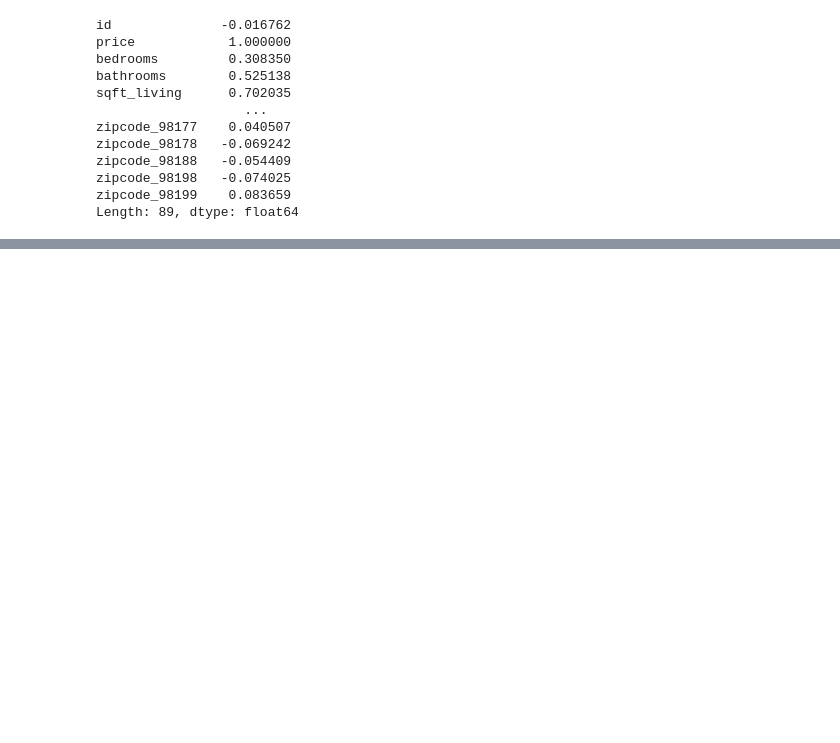
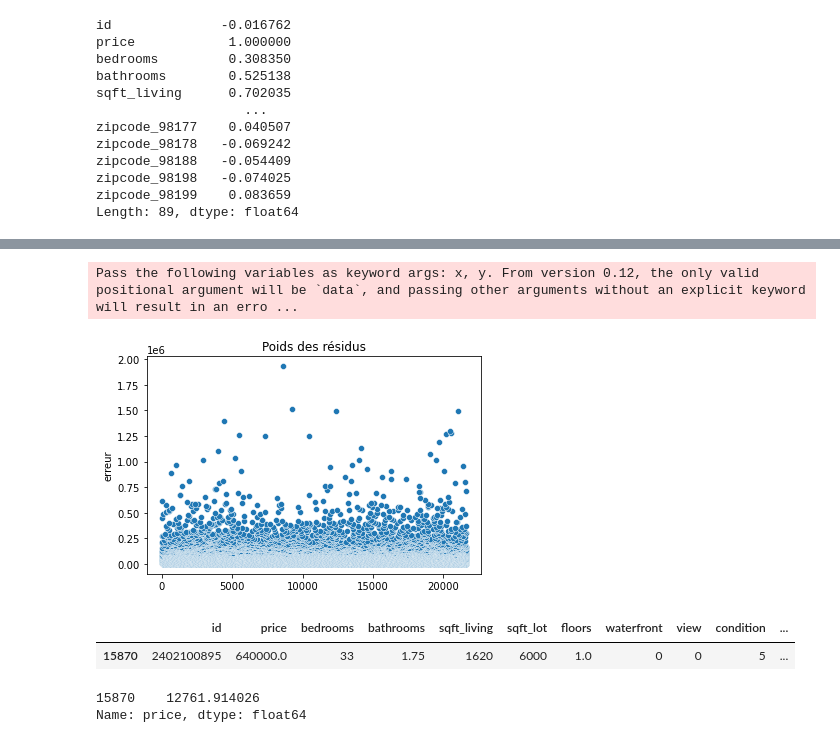
Before and after one commit to jeremy-vangansberg/demo_linear_reg, a Jupyter notebook: demo_kc.ipynb, the cells around one changed output, grey strips where cells are left out. Drawn from its saved outputs; the diff is of its cells as text; code cells hidden in the pictures; blank space fills up the shorter version.

```diff
--- a/demo_kc.ipynb
+++ b/demo_kc.ipynb
@@ -150,3 +146,5 @@ my_pipe = make_pipeline(preprocessing, LinearRegression())
+# %%
+my_pipe_lasso = make_pipeline(preprocessing, Lasso())
 # %%
-my_pipe.fit(X_train, y_train)
+my_pipe_lasso.fit(X_train, y_train)
 # %% [output]
@@ -175,0 +175,4 @@ my_pipe.score(X_test, y_test)
+# %%
+y_pred = my_pipe_lasso.predict(X_train)
+# %%
+residual = (y_train - y_pred).abs().sort_values()
@@ -175,0 +199,18 @@ my_pipe.score(X_test, y_test)
+# %%
+sns.scatterplot(residual.index, residual)
+plt.title('Poids des résidus')
+plt.ylabel('erreur')
+plt.show()
+# %% [output]
+Pass the following variables as keyword args: x, y. From version 0.12, the only valid positional argument will be `data`, and passing other arguments without an explicit keyword will result in an erro ...
+[figure, added]
+# %%
+df[df.bedrooms == 33]
+# %% [output]
+|  | id | price | bedrooms | bathrooms | sqft_living | sqft_lot | floors | waterfront | view | condition | ... |
+| 15870 | 2402100895 | 640000.0 | 33 | 1.75 | 1620 | 6000 | 1.0 | 0 | 0 | 5 | ... |
+# %%
+residual[residual.index == 15870]
+# %% [output]
+15870    12761.914026
+Name: price, dtype: float64
```
Also changed, not shown: parts of 18 cells of this notebook.
